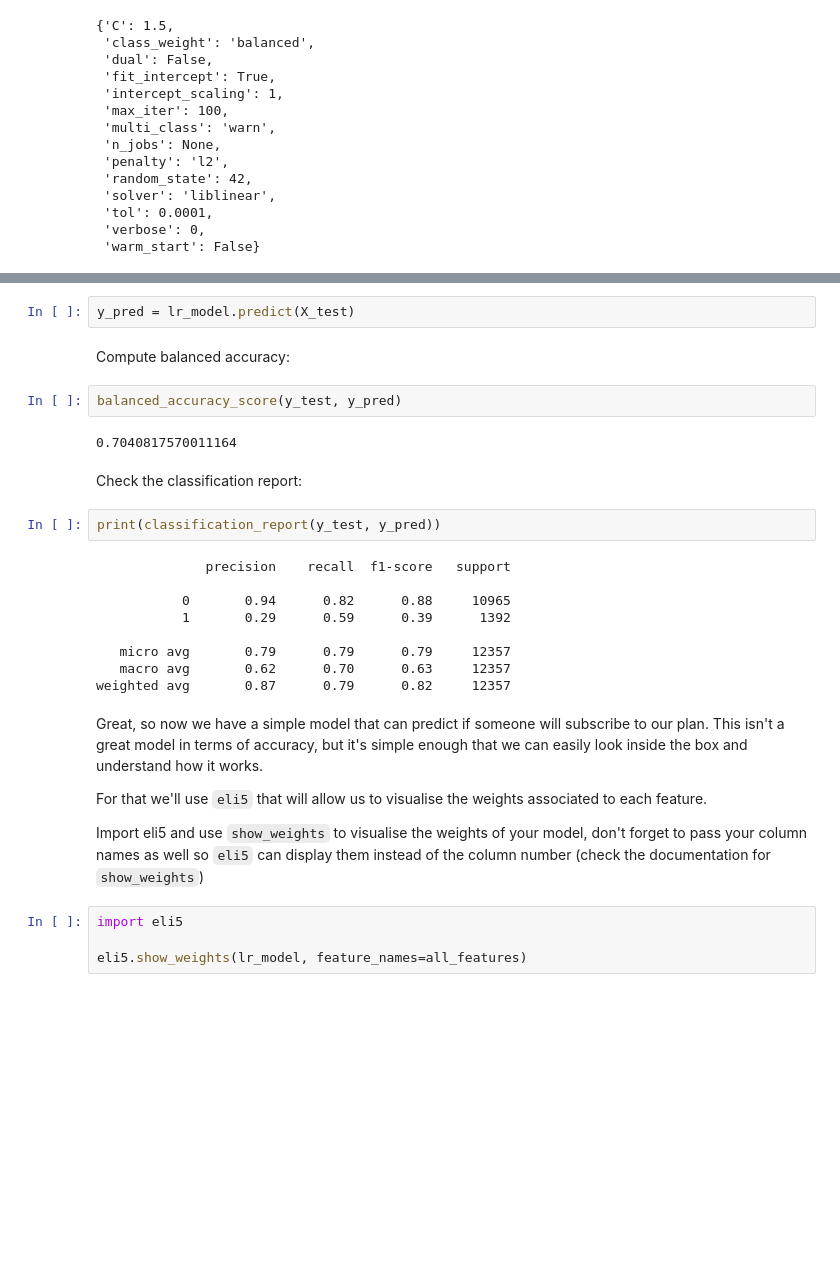
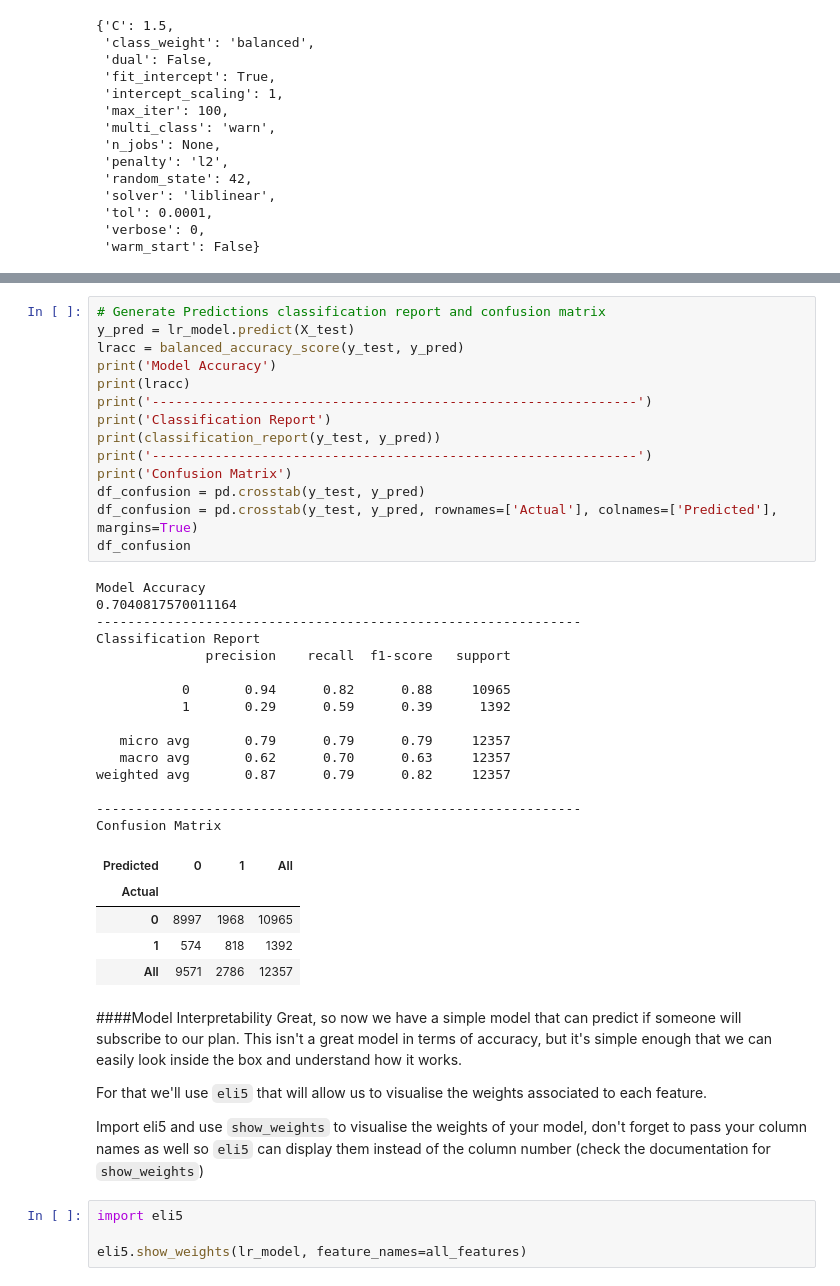
Before and after one commit to mvfolino68/PyconUS_2019-model-interpretability-tutorial, a Jupyter notebook: Machine_Learning_Example.ipynb, the cells around one changed output, grey strips where cells are left out. Cells and saved outputs as stored; diff of their text form; blank space fills up the shorter version.

```diff
--- a/Machine_Learning_Example.ipynb
+++ b/Machine_Learning_Example.ipynb
@@ -347,25 +345,40 @@ Generate predictions on the test set; `y_pred`:
-# %%
-y_pred = lr_model.predict(X_test)
-# %% [markdown]
-Compute balanced accuracy:
-# %%
-balanced_accuracy_score(y_test, y_pred)
-# %% [output]
-0.7040817570011164
-# %% [markdown]
-Check the classification report:
-# %%
-print(classification_report(y_test, y_pred))
-# %% [output]
-              precision    recall  f1-score   support
-
-           0       0.94      0.82      0.88     10965
-           1       0.29      0.59      0.39      1392
-
-   micro avg       0.79      0.79      0.79     12357
-   macro avg       0.62      0.70      0.63     12357
-weighted avg       0.87      0.79      0.82     12357
+# %%
+# Generate Predictions classification report and confusion matrix
+y_pred = lr_model.predict(X_test)
+lracc = balanced_accuracy_score(y_test, y_pred)
+print('Model Accuracy')
+print(lracc)
+print('--------------------------------------------------------------')
+print('Classification Report')
+print(classification_report(y_test, y_pred))
+print('--------------------------------------------------------------')
+print('Confusion Matrix')
+df_confusion = pd.crosstab(y_test, y_pred)
+df_confusion = pd.crosstab(y_test, y_pred, rownames=['Actual'], colnames=['Predicted'], margins=True)
+df_confusion
+# %% [output]
+Model Accuracy
+0.7040817570011164
+--------------------------------------------------------------
+Classification Report
+              precision    recall  f1-score   support
+
+           0       0.94      0.82      0.88     10965
+           1       0.29      0.59      0.39      1392
+
+   micro avg       0.79      0.79      0.79     12357
+   macro avg       0.62      0.70      0.63     12357
+weighted avg       0.87      0.79      0.82     12357
+
+--------------------------------------------------------------
+Confusion Matrix
+| Predicted | 0 | 1 | All |
+| Actual |  |  |  |
+| 0 | 8997 | 1968 | 10965 |
+| 1 | 574 | 818 | 1392 |
+| All | 9571 | 2786 | 12357 |
 # %% [markdown]
+####Model Interpretability
 Great, so now we have a simple model that can predict if someone will subscribe to our plan. This isn't a great model in terms of accuracy, but it's simple enough that we can easily look inside the box and understand how it works.
 
 For that we'll use `eli5` that will allow us to visualise the weights associated to each feature.
```
Also changed, not shown: parts of 15 cells of this notebook.
